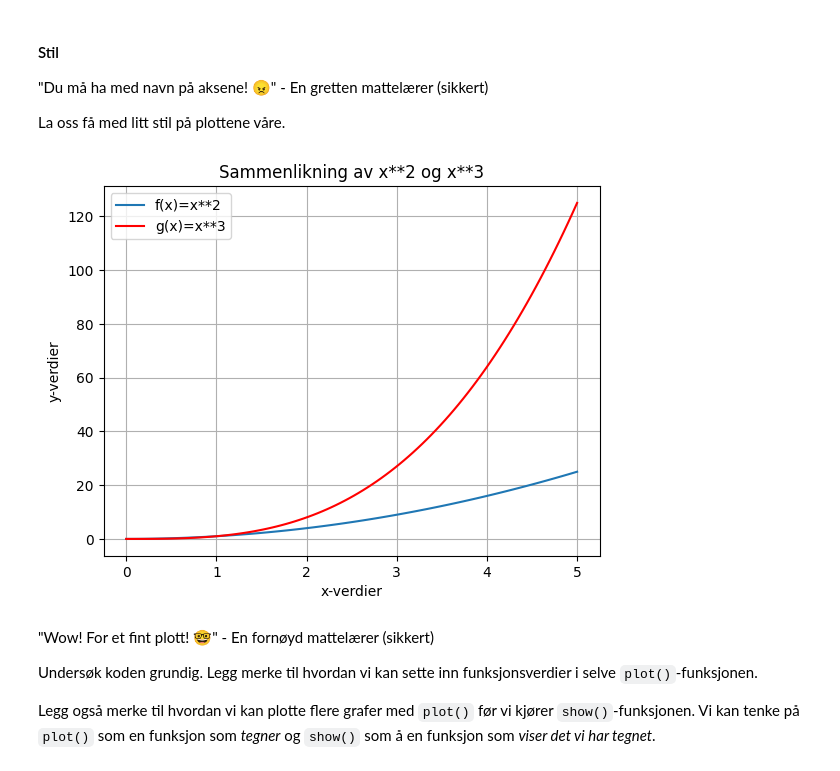
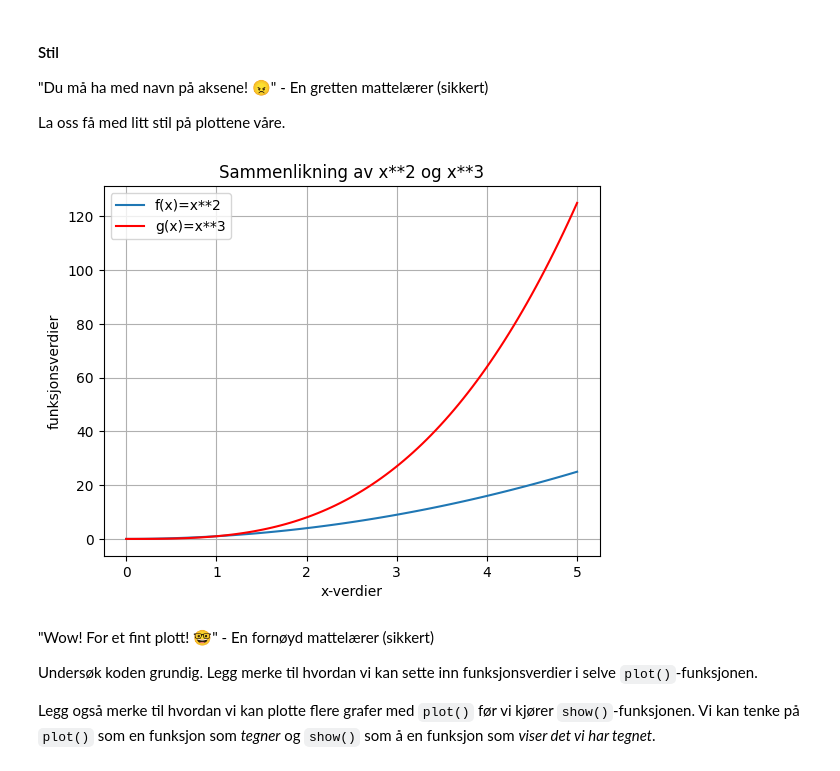
Before and after one commit to tobiasmelbo/onlinebok, a Jupyter notebook: _sources/Avansert/Plotting.ipynb, the cells around one changed output. Cells and saved outputs as stored; diff of their text form; code cells hidden in the pictures.

```diff
--- a/_sources/Avansert/Plotting.ipynb
+++ b/_sources/Avansert/Plotting.ipynb
@@ -32,25 +32,25 @@ La oss få med litt stil på plottene våre.
 # %%
 import numpy as np
 import matplotlib.pyplot as plt
 
 def f(x):
     return x**2
 
 def g(x):
     return x**3
 
 x = np.linspace(0, 5, 100)
 
 plt.title("Sammenlikning av x**2 og x**3") # Tittel
 plt.xlabel("x-verdier") # Gir navn til x-aksen
-plt.ylabel("y-verdier") # Gir navn til y-aksen
+plt.ylabel("funksjonsverdier") # Gir navn til y-aksen
 plt.plot(x, f(x), label="f(x)=x**2") # label gir navn til funksjonen
 plt.plot(x, g(x), label="g(x)=x**3", color="red") # label gir navn til funksjonen, color gir farge
 plt.grid() # Viser rutenett
 plt.legend() # Lager boksen med funksjonenes navn
 plt.show() # Viser plottet
 # %% [output]
-[figure, old version]
+[figure, new version]
 # %% [markdown]
 "Wow! For et fint plott! 🤓" - En fornøyd mattelærer (sikkert)
 
```
Also changed, not shown: parts of 1 cell of this notebook, 9 other files.
